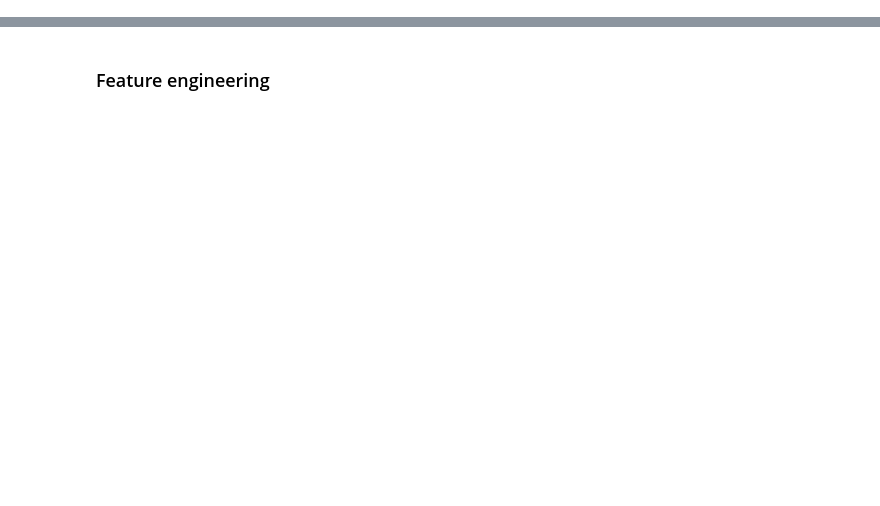
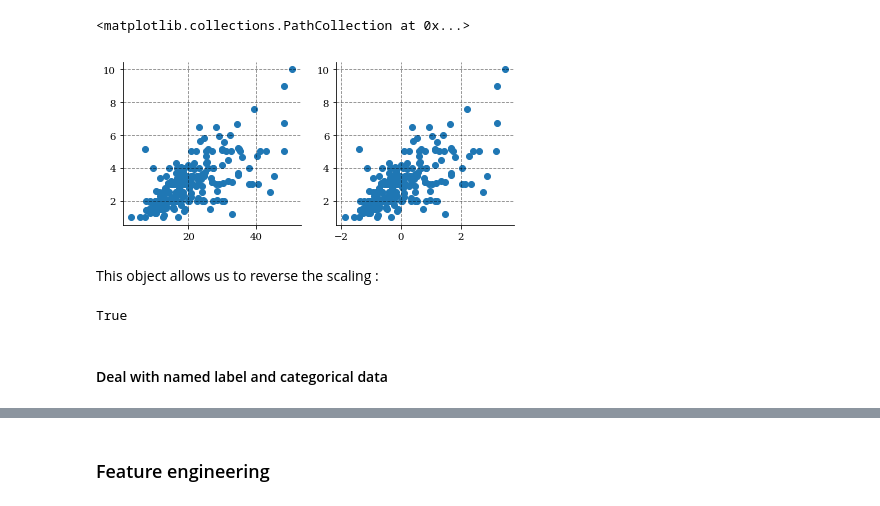
Before and after one commit to locie/simurex2018_workshop, a Jupyter notebook: celliern/machine_learning/workshop_ml.ipynb, the cells around one changed output, grey strips where cells are left out. Saved outputs shown, nothing was run; the diff lists cells and outputs as text; code cells hidden in the pictures; blank space fills up the shorter version.

```diff
--- a/celliern/machine_learning/workshop_ml.ipynb
+++ b/celliern/machine_learning/workshop_ml.ipynb
@@ -21,0 +150,18 @@ These last ones can be :
+# %%
+sc = StandardScaler()
+X_scaled = sc.fit_transform(X)
+
+fig, axs = pl.subplots(1, 2, figsize=(7, 3))
+axs[0].scatter(X, y)
+axs[1].scatter(X_scaled, y)
+# %% [output]
+<matplotlib.collections.PathCollection at 0x...>
+[figure, added]
+# %% [markdown]
+This object allows us to reverse the scaling :
+# %%
+np.isclose(sc.inverse_transform(X_scaled), X).all()
+# %% [output]
+True
+# %% [markdown]
+#### Deal with named label and categorical data
```
Also changed, not shown: parts of 60 cells of this notebook, 4 other files.
